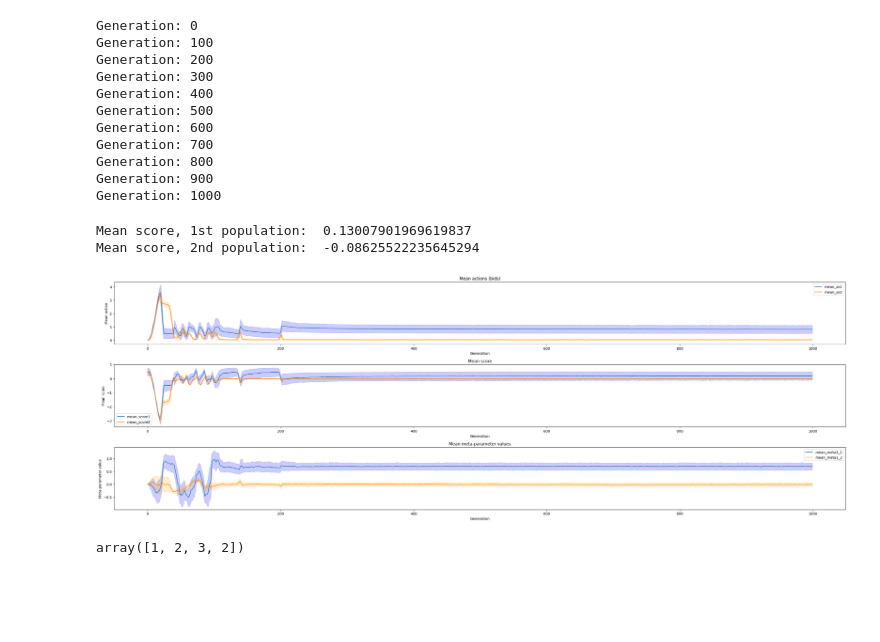
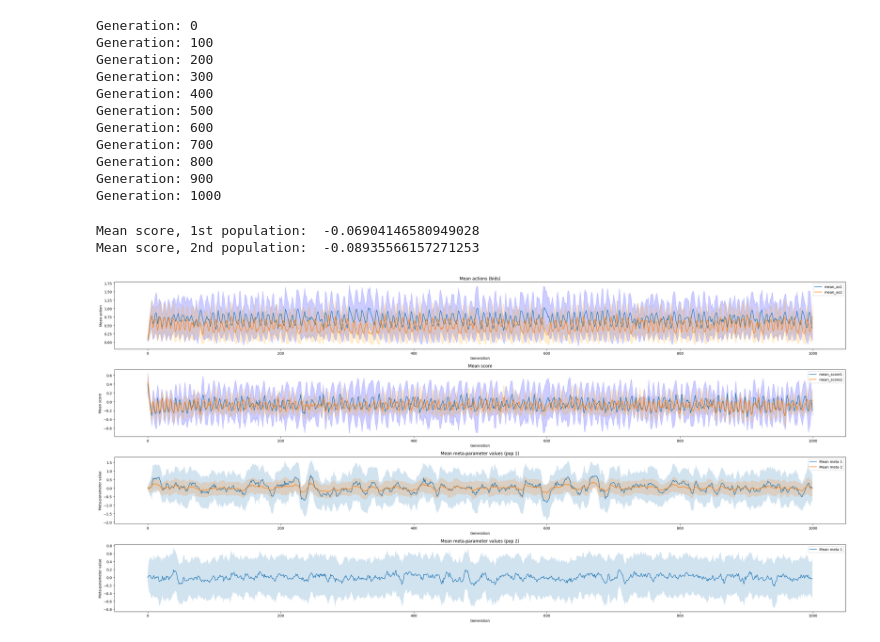
Before and after one commit to BGasperov/FERLUDE, a Jupyter notebook: code/Higher order mutation rates for an all-pay auction.ipynb, the cells around one changed output. Saved outputs shown, nothing was run; the diff lists cells and outputs as text; code cells hidden in the pictures; blank space fills up the shorter version.

```diff
--- a/code/Higher order mutation rates for an all-pay auction.ipynb
+++ b/code/Higher order mutation rates for an all-pay auction.ipynb
@@ -249,6 +249,6 @@ class PopulationEvolution:
 # %%
-popevo = PopulationEvolution(population_size = 256, top_k = 128, main_genotype_length = 1, meta_level_1 = 2, meta_level_2 = 1, meta_initialization = 0.01, meta_mutation_rate_1 = 0.05, meta_mutation_rate_2 = 0.05, nr_of_generations = 1000, referential = False, elitism = True, regularization = False, regularizer = 2, value = 1, mutation_type = 2, verbose = False)
-mean_scores1, mean_scores2, std_scores1, std_scores2, mean_as1, mean_as2, std_as1, std_as2, mean_meta1_1s, mean_meta1_2s, std_meta1_1s, std_meta1_2s = popevo.evolve()
+popevo = PopulationEvolution(population_size = 256, top_k = 128, main_genotype_length = 1, meta_level_1 = 2, meta_level_2 = 1, meta_initialization = 0.1, meta_mutation_rate_1 = 0.2, meta_mutation_rate_2 = 0.3, nr_of_generations = 1000, referential = False, elitism = True, regularization = False, regularizer = 2, value = 1, mutation_type = 2, verbose = False)
+mean_scores1, mean_scores2, std_scores1, std_scores2, mean_as1, mean_as2, std_as1, std_as2, mean_meta_1s, mean_meta_2s, std_meta_1s, std_meta_2s = popevo.evolve()
 # %% [output]
 Generation: 0
 Generation: 100
@@ -263,49 +263,57 @@ Generation: 900
 Generation: 1000
 # %%
 def plotter(final_t):
-    plt.figure(figsize=(30, 10))
-    plt.subplot(3, 1, 1)
+    plt.figure(figsize=(30, 14))
+    plt.subplot(4, 1, 1)
     plt.plot(mean_as1[0:final_t])
     plt.plot(mean_as2[0:final_t])
     plt.fill_between(np.arange(final_t), mean_as1[0:final_t] - std_as1[0:final_t],
                      mean_as1[0:final_t] + std_as1[0:final_t], color='blue', alpha=0.2)
     plt.fill_between(np.arange(final_t), mean_as2[0:final_t] - std_as2[0:final_t],
                      mean_as2[0:final_t] + std_as2[0:final_t], color='orange', alpha=0.2)
     plt.title("Mean actions (bids)")
     plt.xlabel("Generation")
     plt.ylabel("Mean action")
     plt.legend(["mean_as1","mean_as2"])
-    plt.subplot(3, 1, 2)
+    plt.subplot(4, 1, 2)
     plt.plot(mean_scores1[0:final_t])
     plt.plot(mean_scores2[0:final_t])
     plt.fill_between(np.arange(final_t), mean_scores1[0:final_t] - std_scores1[0:final_t],
                      mean_scores1[0:final_t] + std_scores1[0:final_t], color='blue', alpha=0.2)
     plt.fill_between(np.arange(final_t), mean_scores2[0:final_t] - std_scores2[0:final_t],
                      mean_scores2[0:final_t] + std_scores2[0:final_t], color='orange', alpha=0.2)
     plt.title("Mean score")
     plt.xlabel("Generation")
     plt.ylabel("Mean score")
     plt.legend(["mean_score1","mean_score2"])
-    plt.subplot(3, 1, 3)
-    plt.plot(mean_meta1_1s[0:final_t])
-    plt.plot(mean_meta1_2s[0:final_t])
-    plt.fill_between(np.arange(final_t), mean_meta1_1s[0:final_t] - std_meta1_1s[0:final_t],
-                     mean_meta1_1s[0:final_t] + std_meta1_1s[0:final_t], color='blue', alpha=0.2)
-    plt.fill_between(np.arange(final_t), mean_meta1_2s[0:final_t] - std_meta1_2s[0:final_t],
-                     mean_meta1_2s[0:final_t] + std_meta1_2s[0:final_t], color='orange', alpha=0.2)
-    plt.title("Mean meta-parameter values")
+    plt.subplot(4, 1, 3)
+    for i in range(mean_meta_1s.shape[1]):
+        plt.plot(mean_meta_1s[0:final_t][:,i],label="Mean meta {}".format(i+1))
+        plt.fill_between(np.arange(final_t), mean_meta_1s[0:final_t][:,i] - std_meta_1s[0:final_t][:,i],
+                        mean_meta_1s[0:final_t][:,i] + std_meta_1s[0:final_t][:,i], alpha=0.2)
+    plt.title("Mean meta-parameter values (pop 1)")
     plt.xlabel("Generation")
     plt.ylabel("Meta-parameter value")
-    plt.tight_layout()
-    plt.legend(["mean_meta1_1","mean_meta1_2"])
+    plt.legend()
+    plt.subplot(4, 1, 4)
+    for i in range(mean_meta_2s.shape[1]):
+        plt.plot(mean_meta_2s[0:final_t][:,i],label="Mean meta {}".format(i+1))
+        plt.fill_between(np.arange(final_t), mean_meta_2s[0:final_t][:,i] - std_meta_2s[0:final_t][:,i], mean_meta_2s[0:final_t][:,i] + std_meta_2s[0:final_t][:,i], alpha=0.2)
+    #plt.plot(mean_meta_2s[0:final_t][:,1])
+    #plt.plot(mean_meta_2s[0:final_t][:,2])
+    #plt.fill_between(np.arange(final_t), mean_meta_2s[0:final_t][:,1] - std_meta_2s[0:final_t][:,1],
+    #                 mean_meta_2s[0:final_t][:,1] + std_meta_2s[0:final_t][:,1], color='orange', alpha=0.2)
+    #plt.fill_between(np.arange(final_t), mean_meta_2s[0:final_t][:,2] - std_meta_2s[0:final_t][:,2],
+    #                 mean_meta_2s[0:final_t][:,2] + std_meta_2s[0:final_t][:,2], color='orange', alpha=0.2)
+    plt.title("Mean meta-parameter values (pop 2)")
+    plt.xlabel("Generation")
+    plt.ylabel("Meta-parameter value")
+    plt.legend()
     print("Mean score, 1st population: ", np.mean(mean_scores1))
     print("Mean score, 2nd population: ", np.mean(mean_scores2))
+    plt.tight_layout()
 plotter(1000)
 # %% [output]
-Mean score, 1st population:  0.13007901969619837
-Mean score, 2nd population:  -0.08625522235645294
+Mean score, 1st population:  -0.06904146580949028
+Mean score, 2nd population:  -0.08935566157271253
-[figure, old version]
+[figure, new version]
-# %%
-np.concatenate([np.array([1,2,3]),np.array([2])])
-# %% [output]
-array([1, 2, 3, 2])
```
Also changed, not shown: parts of 1 cell of this notebook.
